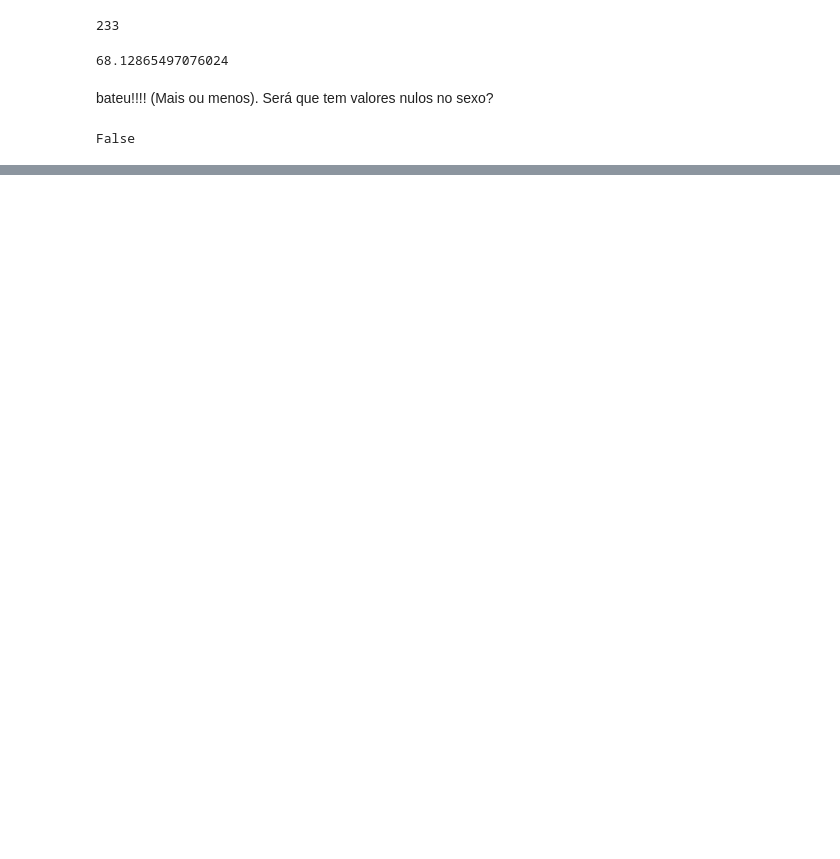
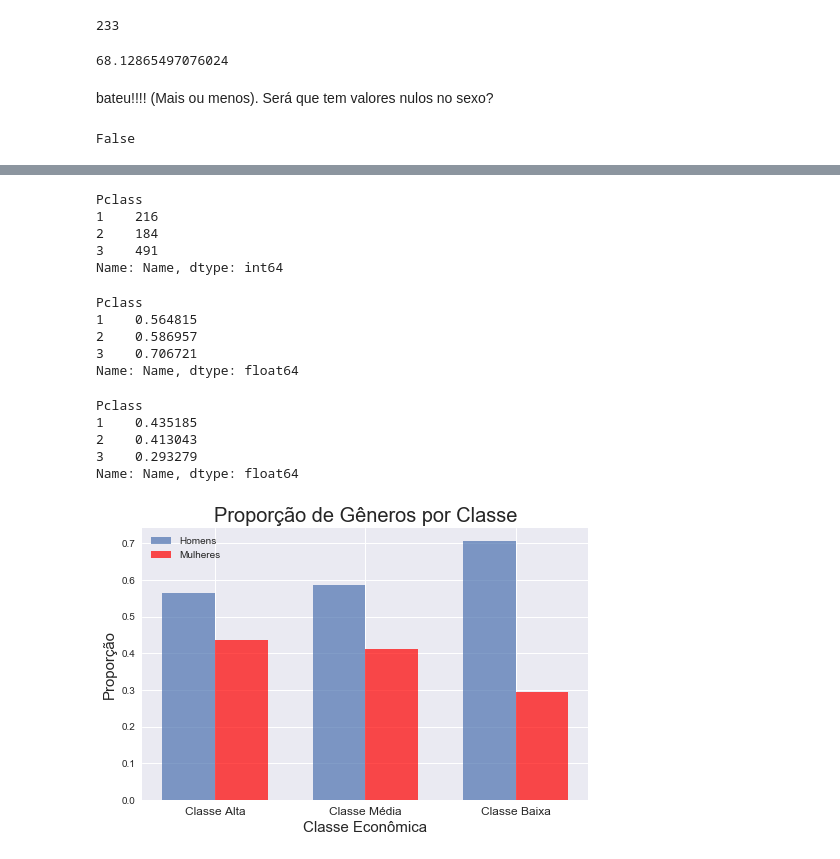
Before and after one commit to RobertoDelamora/data-science-academy, a Jupyter notebook: udacity/fundamentos-data-scientist-I/projeto-II/Untitled.ipynb, the cells around one changed output, grey strips where cells are left out. Drawn from its saved outputs; the diff is of its cells as text; code cells hidden in the pictures; blank space fills up the shorter version.

```diff
--- a/udacity/fundamentos-data-scientist-I/projeto-II/Untitled.ipynb
+++ b/udacity/fundamentos-data-scientist-I/projeto-II/Untitled.ipynb
@@ -440,0 +534,49 @@ False
+# %%
+class_total = df.groupby('Pclass').count()['Name']
+class_total
+# %% [output]
+Pclass
+1    216
+2    184
+3    491
+Name: Name, dtype: int64
+# %%
+man_prop = sex_counts['male'] / class_total
+man_prop
+# %% [output]
+Pclass
+1    0.564815
+2    0.586957
+3    0.706721
+Name: Name, dtype: float64
+# %%
+fem_prop = sex_counts['female'] / class_total
+fem_prop
+# %% [output]
+Pclass
+1    0.435185
+2    0.413043
+3    0.293279
+Name: Name, dtype: float64
+# %%
+sex_counts = df.groupby(['Sex', 'Pclass']).count()['Name']
+class_total = df.groupby('Pclass').count()['Name']
+man_prop = sex_counts['male'] / class_total
+fem_prop = sex_counts['female'] / class_total
+
+ind = np.arange(len(man_prop))
+width = .35
+
+fig, ax = plt.subplots(figsize=(8, 5))
+man_bar = plt.bar(ind, man_prop, width, alpha=.7, label='Homens')
+fem_bar = plt.bar(ind+width, fem_prop, width, color='r', alpha=.7, label='Mulheres')
+plt.ylabel('Proporção', fontsize=15)
+plt.xlabel('Classe Econômica', fontsize=15)
+plt.title('Proporção de Gêneros por Classe', fontsize=20)
+locations = ind + width / 2
+labels = ['Classe Alta', 'Classe Média', 'Classe Baixa']
+plt.xticks(locations, labels, fontsize=12)
+plt.legend()
+plt.show()
+# %% [output]
+[figure, added]
```
Also changed, not shown: parts of 38 cells of this notebook, 10 other files.
